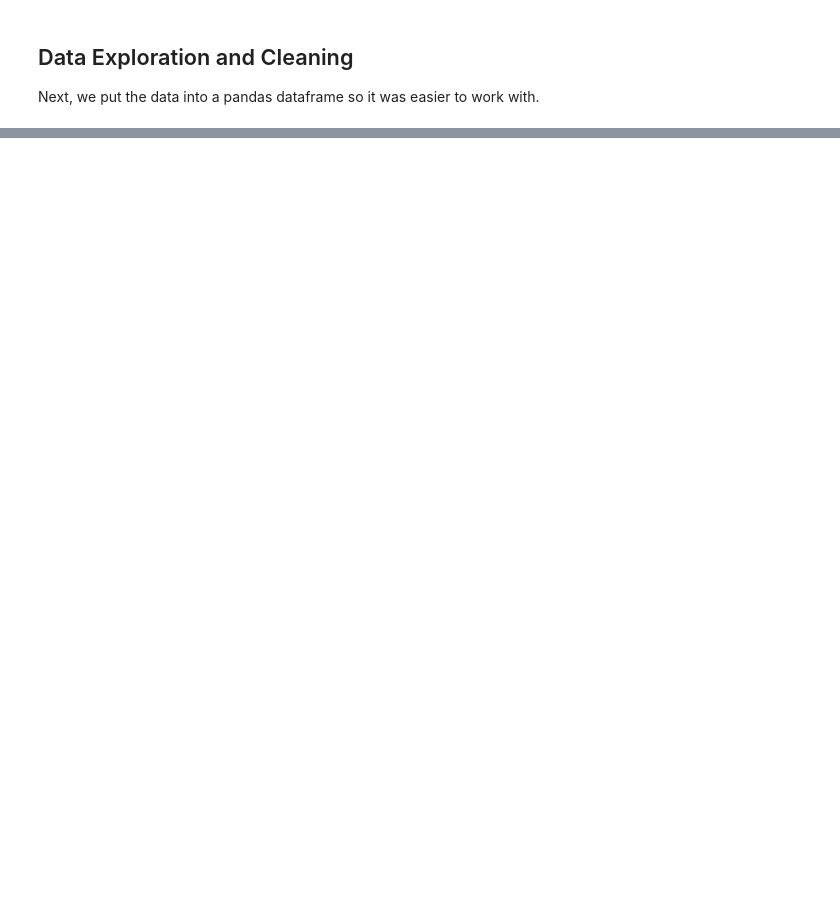
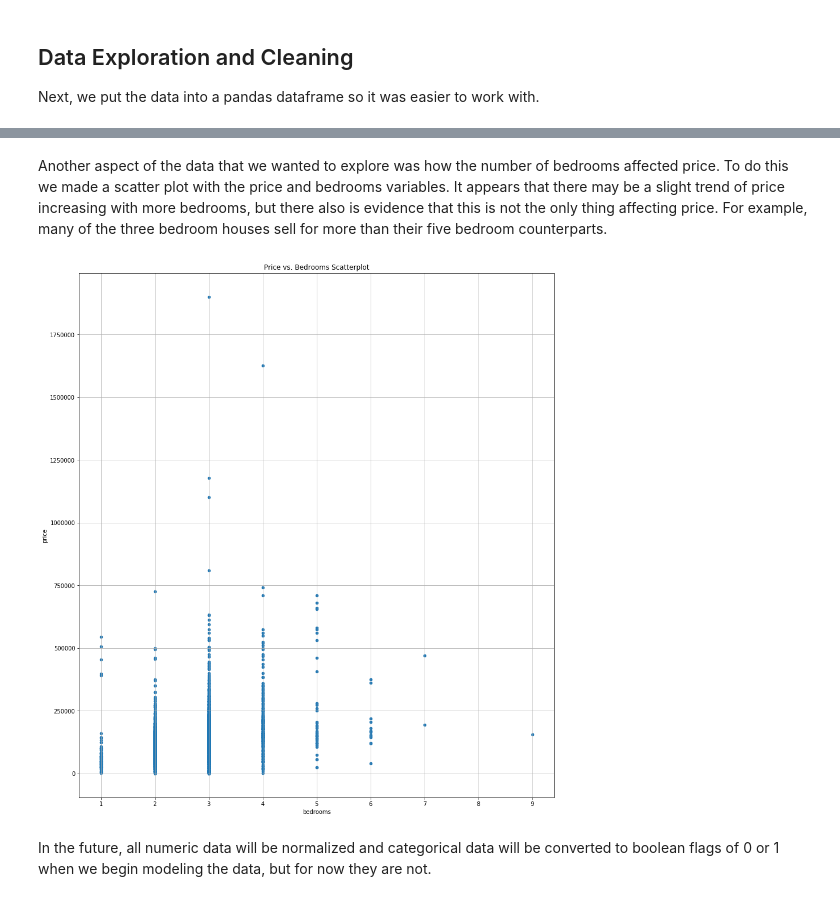
Before and after one commit to HansonMichaelR/PythonGroupProject, a Jupyter notebook: PurpleCobrasGroupProject.ipynb, the cells around one changed output, grey strips where cells are left out. Cells and saved outputs as stored; diff of their text form; code cells hidden in the pictures; blank space fills up the shorter version.

```diff
--- a/PurpleCobrasGroupProject.ipynb
+++ b/PurpleCobrasGroupProject.ipynb
@@ -51,0 +263,17 @@ df
+# %% [markdown]
+Another aspect of the data that we wanted to explore was how the number of bedrooms affected price. To do this we made a scatter plot with the price and bedrooms variables. It appears that there may be a slight trend of price increasing with more bedrooms, but there also is evidence that this is not the only thing affecting price. For example, many of the three bedroom houses sell for more than their five bedroom counterparts.
+# %%
+cleanDF.plot(
+    kind="scatter",
+    x="bedrooms",
+    y="price",
+    grid=True,
+    legend=True,
+    title="Price vs. Bedrooms Scatterplot",
+    figsize=(15,17)
+)
+plt.show()
+# %% [output]
+[figure, added]
+# %% [markdown]
+In the future, all numeric data will be normalized and categorical data will be converted to boolean flags of 0 or 1 when we begin modeling the data, but for now they are not.
```
Also changed, not shown: parts of 18 cells of this notebook.
